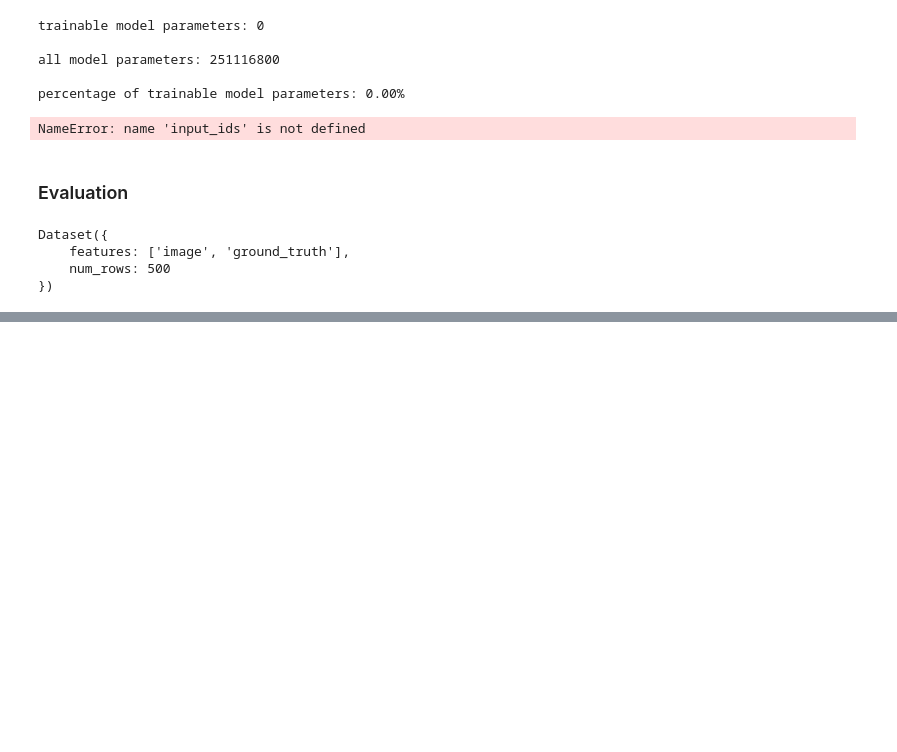
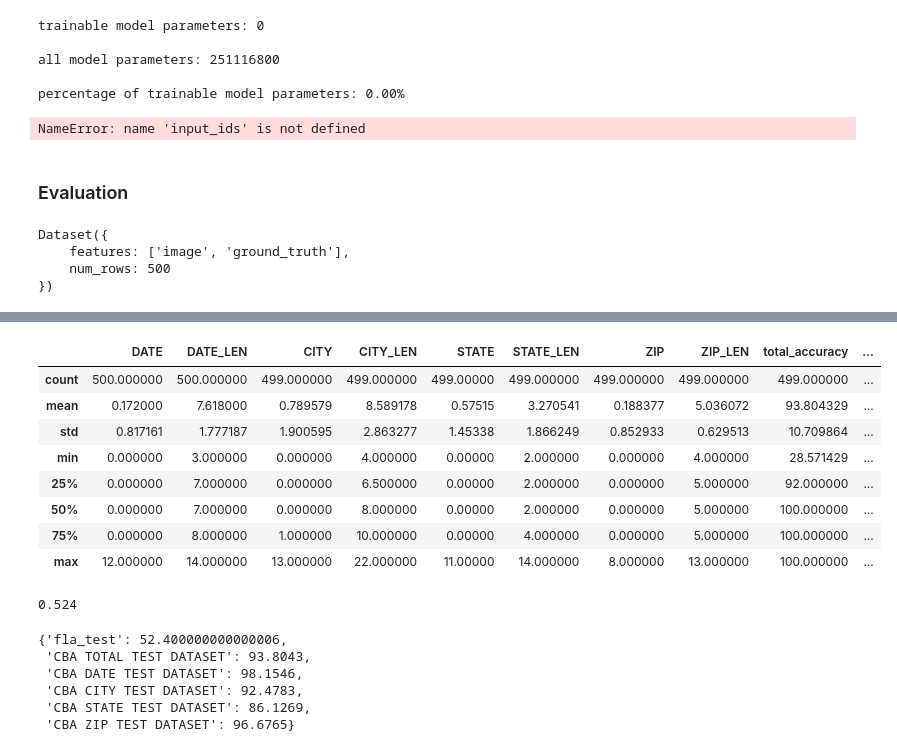
Before and after one commit to srsani/hvdu, a Jupyter notebook: src/notebooks/9_0_seq2seq_t5.ipynb, the cells around one changed output, grey strips where cells are left out. Saved outputs shown, nothing was run; the diff lists cells and outputs as text; code cells hidden in the pictures; blank space fills up the shorter version.

Commit message:
adding new results

```diff
--- a/src/notebooks/9_0_seq2seq_t5.ipynb
+++ b/src/notebooks/9_0_seq2seq_t5.ipynb
@@ -663,0 +594,4 @@ ss(data_str)
+# %%
+df1_ = pd.DataFrame(result_list)
+print(df1_.shape)
+df1_.head()
@@ -663,0 +618,27 @@ ss(data_str)
+# %%
+def get_accuracy_dict (df, keys_path ):
+
+    dict_list = []
+    error_list = []
+
+    for file_name in df.image_name:
+        try:
+            # get filename and the corresponding json
+            json_name = file_name[file_name.rfind('/')+1: file_name.rfind('.')]
+
+            # covert azure data to a dict
+            dict1 = df[df.image_name == file_name][['DATE', 'CITY','STATE', 'ZIP']].iloc[0].to_dict()
+
+            # open the manually cleaned corresponding json
+            with open(f"{keys_path}/{json_name}.json") as f:
+                dict2 = json.load(f)
+
+            dict_list.append(dict_distance_key(dict1, dict2, file_name))
+
+        except:
+            error_list.append(file_name)
+    len(error_list)
+
+    return dict_list, error_list
+# %%
+dict_list, error_list  = get_accuracy_dict (df1_, keys_path)
@@ -663,0 +649,4 @@ ss(data_str)
+# %%
+df_ = pd.DataFrame(dict_list)
+print(df_.shape)
+df_.head()
@@ -663,0 +674,36 @@ ss(data_str)
+# %%
+df_result_key = df_.describe()
+df_result_key
+# %% [output]
+|  | DATE | DATE_LEN | CITY | CITY_LEN | STATE | STATE_LEN | ZIP | ZIP_LEN | total_accuracy | ... |
+| count | 500.000000 | 500.000000 | 499.000000 | 499.000000 | 499.00000 | 499.000000 | 499.000000 | 499.000000 | 499.000000 | ... |
+| mean | 0.172000 | 7.618000 | 0.789579 | 8.589178 | 0.57515 | 3.270541 | 0.188377 | 5.036072 | 93.804329 | ... |
+| std | 0.817161 | 1.777187 | 1.900595 | 2.863277 | 1.45338 | 1.866249 | 0.852933 | 0.629513 | 10.709864 | ... |
+| min | 0.000000 | 3.000000 | 0.000000 | 4.000000 | 0.00000 | 2.000000 | 0.000000 | 4.000000 | 28.571429 | ... |
+| 25% | 0.000000 | 7.000000 | 0.000000 | 6.500000 | 0.00000 | 2.000000 | 0.000000 | 5.000000 | 92.000000 | ... |
+| 50% | 0.000000 | 7.000000 | 0.000000 | 8.000000 | 0.00000 | 2.000000 | 0.000000 | 5.000000 | 100.000000 | ... |
+| 75% | 0.000000 | 8.000000 | 1.000000 | 10.000000 | 0.00000 | 4.000000 | 0.000000 | 5.000000 | 100.000000 | ... |
+| max | 12.000000 | 14.000000 | 13.000000 | 22.000000 | 11.00000 | 14.000000 | 8.000000 | 13.000000 | 100.000000 | ... |
+# %%
+fla = df_[df_.total_accuracy == 100].shape[0]/df_.shape[0]
+fla
+# %% [output]
+0.524
+# %%
+result_dict = {}
+result_dict['fla_test'] = np.round(fla, 4)*100
+
+result_dict['CBA TOTAL TEST DATASET'] = np.round(df_result_key['total_accuracy']['mean'], 4)
+result_dict['CBA DATE TEST DATASET'] = np.round(df_result_key['date_accuracy']['mean'], 4)
+result_dict['CBA CITY TEST DATASET'] = np.round(df_result_key['city_accuracy']['mean'], 4)
+result_dict['CBA STATE TEST DATASET'] = np.round(df_result_key['state_accuracy']['mean'], 4)
+result_dict['CBA ZIP TEST DATASET'] = np.round(df_result_key['zip_accuracy']['mean'], 4)
+
+result_dict
+# %% [output]
+{'fla_test': 52.400000000000006,
+ 'CBA TOTAL TEST DATASET': 93.8043,
+ 'CBA DATE TEST DATASET': 98.1546,
+ 'CBA CITY TEST DATASET': 92.4783,
+ 'CBA STATE TEST DATASET': 86.1269,
+ 'CBA ZIP TEST DATASET': 96.6765}
```
Also changed, not shown: parts of 20 cells of this notebook.
